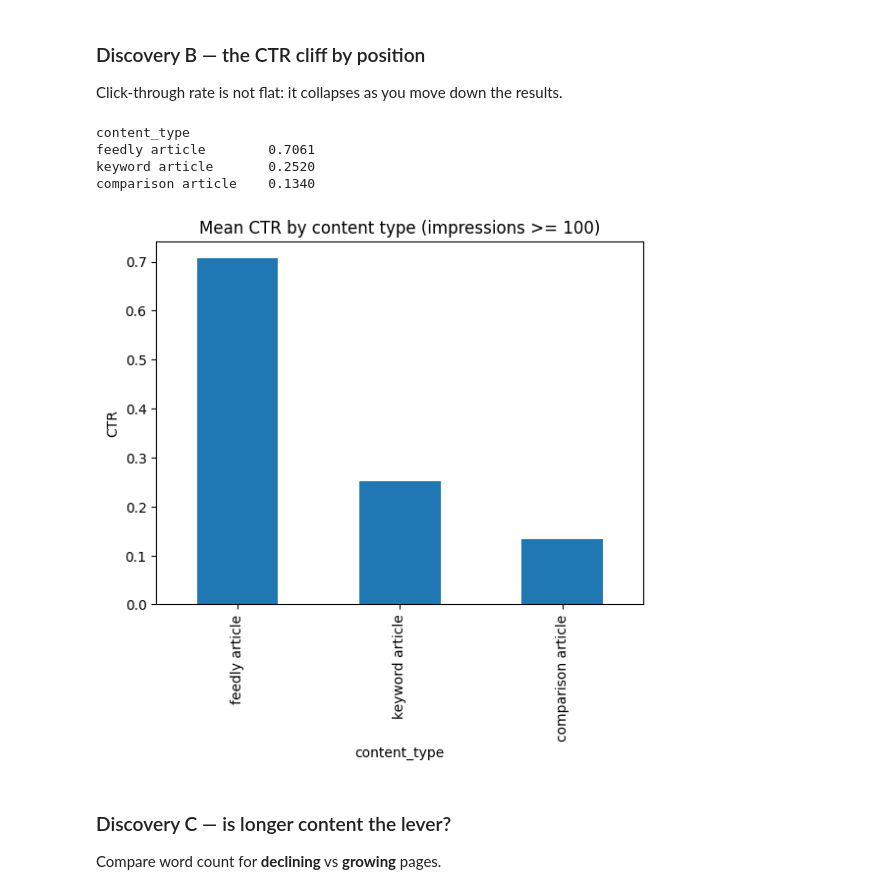
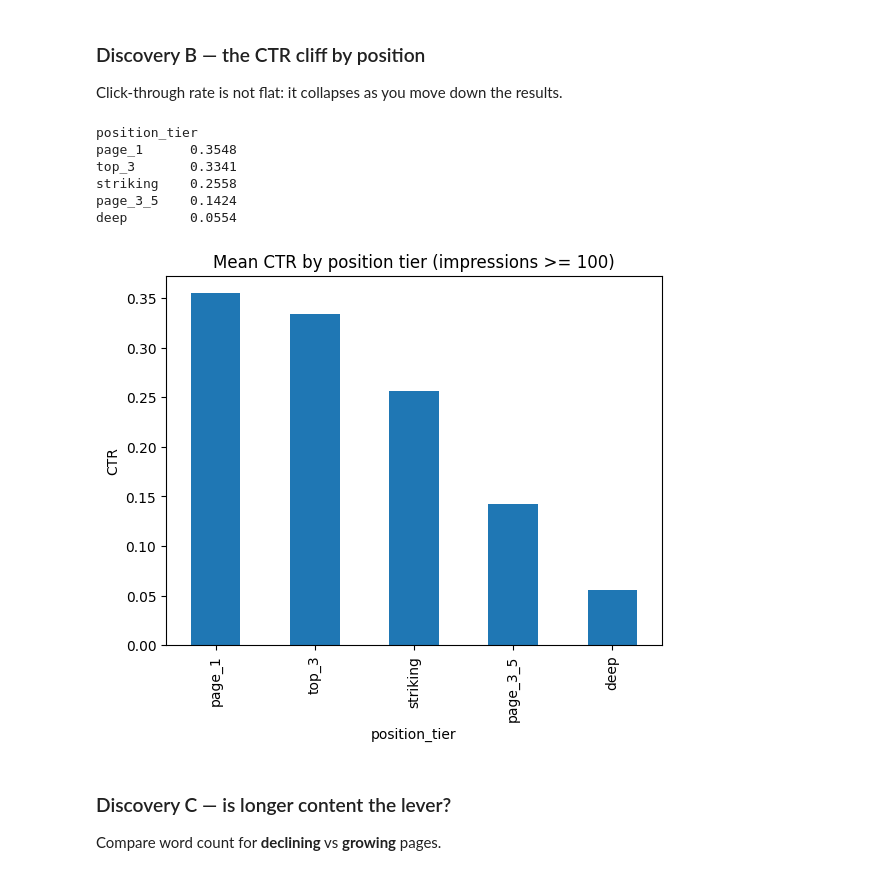
Before and after one commit to stfnnnnnnn/karl-mangahas-flyrank, a Jupyter notebook: work/notebooks/01_first_look_and_discovery.ipynb, the cells around one changed output. Saved outputs shown, nothing was run; the diff lists cells and outputs as text; code cells hidden in the pictures.

```diff
--- a/work/notebooks/01_first_look_and_discovery.ipynb
+++ b/work/notebooks/01_first_look_and_discovery.ipynb
@@ -116,16 +116,17 @@ Near zero -> keyword search volume barely predicts the traffic a page actually g
 Click-through rate is not flat: it collapses as you move down the results.
 # %%
 visible = df[df["impressions_90d"] >= 100]
-ctr_by_pos = visible.groupby("position_tier")
-["ctr"].mean().sort_values(ascending=False)
+ctr_by_pos = visible.groupby("position_tier")["ctr"].mean().sort_values(ascending=False)
 print(ctr_by_pos.round(4).to_string())
 ctr_by_pos.plot(kind="bar", title="Mean CTR by position tier (impressions >= 100)", ylabel="CTR");
 # %% [output]
-content_type
-feedly article        0.7061
-keyword article       0.2520
-comparison article    0.1340
+position_tier
+page_1      0.3548
+top_3       0.3341
+striking    0.2558
+page_3_5    0.1424
+deep        0.0554
-[figure, old version]
+[figure, new version]
 # %% [markdown]
 ### Discovery C — is longer content the lever?
 Compare word count for **declining** vs **growing** pages.
```
Also changed, not shown: parts of 1 cell of this notebook.
